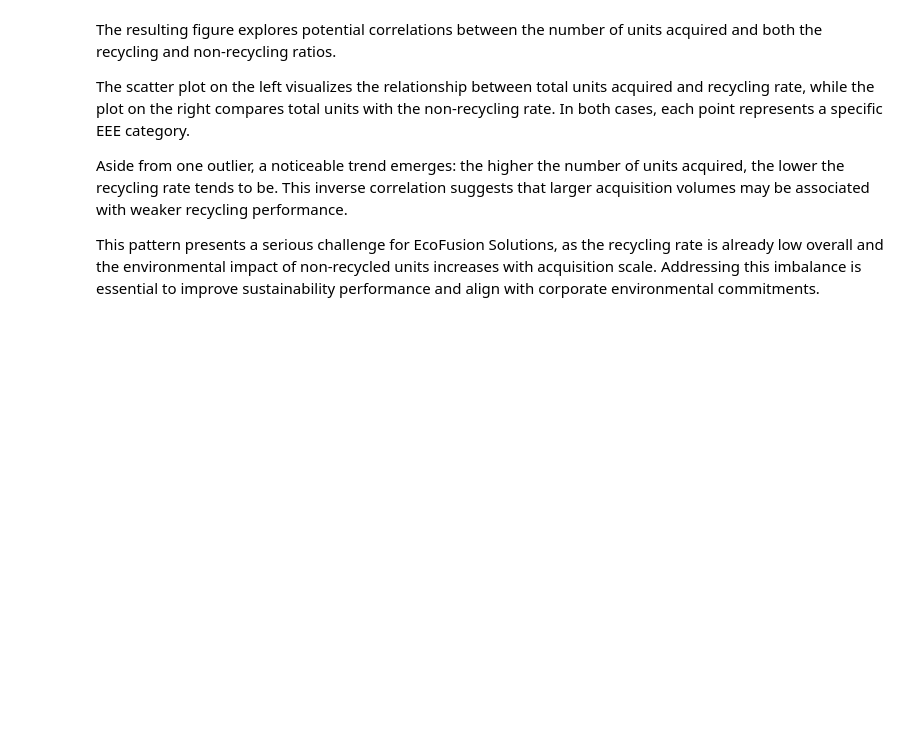
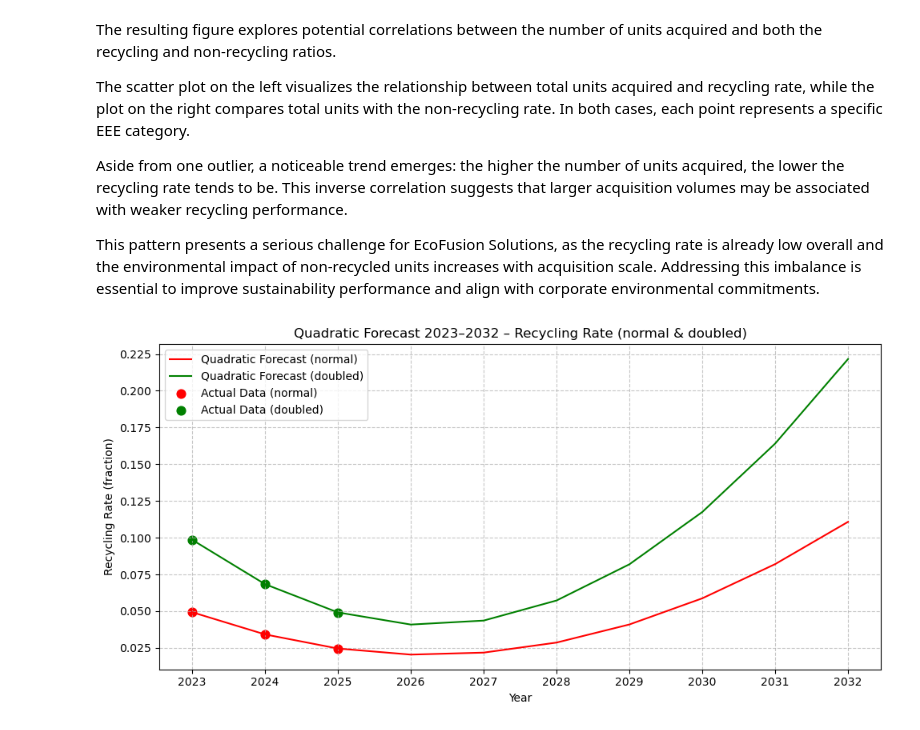
Before and after one commit to MaximEtienneOtto/TECH2-H25-Technical-Report, a Jupyter notebook: Technical_Report_COM1_part2.ipynb, the cells around one changed output. Saved outputs shown, nothing was run; the diff lists cells and outputs as text; code cells hidden in the pictures; blank space fills up the shorter version.

Commit message:
graph for tmp forecast doubled and without

```diff
--- a/Technical_Report_COM1_part2.ipynb
+++ b/Technical_Report_COM1_part2.ipynb
@@ -265,3 +265,53 @@ The scatter plot on the left visualizes the relationship between total units acq
 Aside from one outlier, a noticeable trend emerges: the higher the number of units acquired, the lower the recycling rate tends to be. This inverse correlation suggests that larger acquisition volumes may be associated with weaker recycling performance.
 
 This pattern presents a serious challenge for EcoFusion Solutions, as the recycling rate is already low overall and the environmental impact of non-recycled units increases with acquisition scale. Addressing this imbalance is essential to improve sustainability performance and align with corporate environmental commitments.
+# %%
+import numpy as np
+import pandas as pd
+import matplotlib.pyplot as plt
+
+# Base data (2023–2025)
+years = np.array([2023, 2024, 2025])
+acquired = np.array([2476, 2984, 2401])
+recycling = np.array([122, 102, 59])
+
+# Calculate recycling rates
+recycling_rate = recycling / acquired
+recycling_rate_doubled = recycling_rate * 2
+
+# Quadratic regression (2nd degree)
+coeffs_normal = np.polyfit(years, recycling_rate, 2)
+coeffs_doubled = np.polyfit(years, recycling_rate_doubled, 2)
+
+# Prediction years (2023–2032)
+years_future = np.arange(2023, 2033, step=1)
+
+# Evaluate polynomial models
+pred_normal = np.polyval(coeffs_normal, years_future)
+pred_doubled = np.polyval(coeffs_doubled, years_future)
+
+# Combine actual data + predictions for smooth curve
+# (Here the model fits the entire 2023–2032 range)
+df = pd.DataFrame({
+    "Year": years_future,
+    "Predicted Recycling Rate (normal)": pred_normal,
+    "Predicted Recycling Rate (doubled)": pred_doubled
+})
+
+# Plot
+plt.figure(figsize=(10, 5))
+plt.plot(years_future, pred_normal, color='red', label='Quadratic Forecast (normal)')
+plt.plot(years_future, pred_doubled,  color='green', label='Quadratic Forecast (doubled)')
+plt.scatter(years, recycling_rate, color='red', s=60, label='Actual Data (normal)')
+plt.scatter(years, recycling_rate_doubled, color='green', s=60, label='Actual Data (doubled)')
+
+plt.xlabel("Year")
+plt.xticks(np.arange(2023, 2033, 1))
+plt.ylabel("Recycling Rate (fraction)")
+plt.title("Quadratic Forecast 2023–2032 – Recycling Rate (normal & doubled)")
+plt.legend()
+plt.grid(linestyle='--', alpha=0.7)
+plt.tight_layout()
+plt.show()
+# %% [output]
+[figure, added]
```
